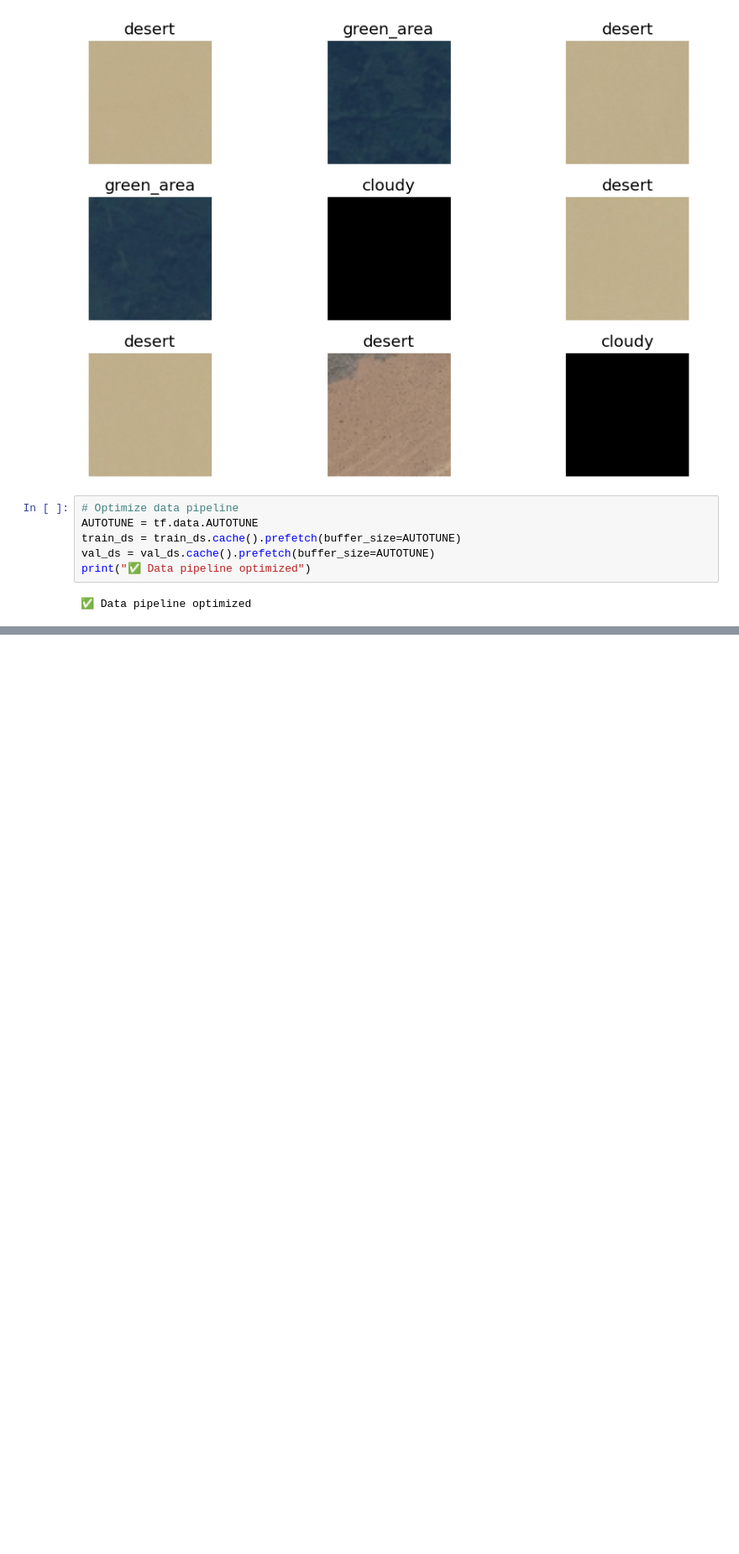
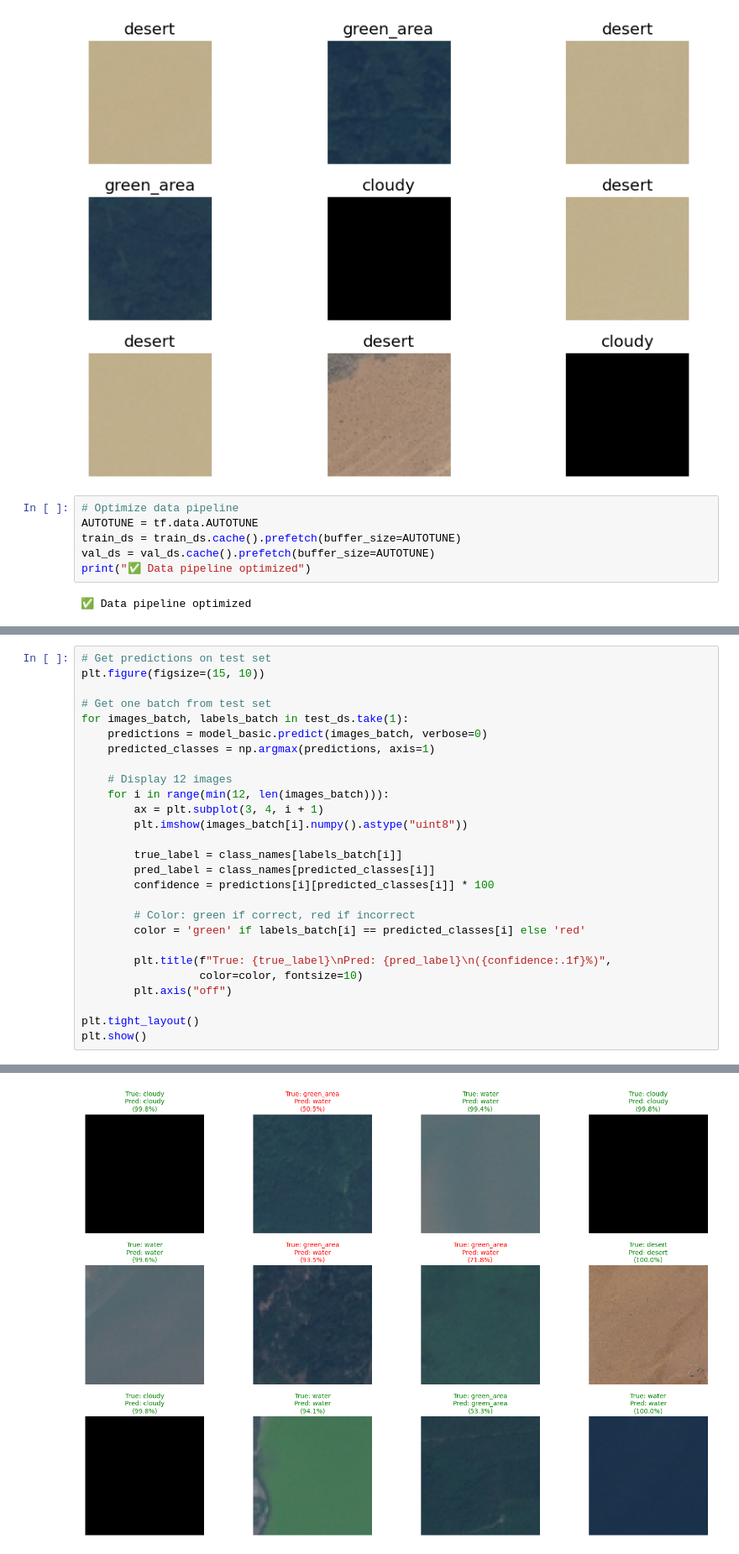
Before and after one commit to mwpersson/mini-project-5, a Jupyter notebook: notebooks/cnn_classifier.ipynb, the cells around one changed output, grey strips where cells are left out. Shown at 84% size. Cells and saved outputs as stored; diff of their text form; blank space fills up the shorter version.

```diff
--- a/notebooks/cnn_classifier.ipynb
+++ b/notebooks/cnn_classifier.ipynb
@@ -332,0 +335,28 @@ Test Loss: 0.7741
+# %%
+# Get predictions on test set
+plt.figure(figsize=(15, 10))
+
+# Get one batch from test set
+for images_batch, labels_batch in test_ds.take(1):
+    predictions = model_basic.predict(images_batch, verbose=0)
+    predicted_classes = np.argmax(predictions, axis=1)
+
+    # Display 12 images
+    for i in range(min(12, len(images_batch))):
+        ax = plt.subplot(3, 4, i + 1)
+        plt.imshow(images_batch[i].numpy().astype("uint8"))
+
+        true_label = class_names[labels_batch[i]]
+        pred_label = class_names[predicted_classes[i]]
+        confidence = predictions[i][predicted_classes[i]] * 100
+
+        # Color: green if correct, red if incorrect
+        color = 'green' if labels_batch[i] == predicted_classes[i] else 'red'
+
+        plt.title(f"True: {true_label}\nPred: {pred_label}\n({confidence:.1f}%)",
+                  color=color, fontsize=10)
+        plt.axis("off")
+
+plt.tight_layout()
+plt.show()
+# %% [output]
@@ -332,0 +364 @@ Test Loss: 0.7741
+[figure, added]
```
Also changed, not shown: parts of 6 cells of this notebook, 1 other file.
